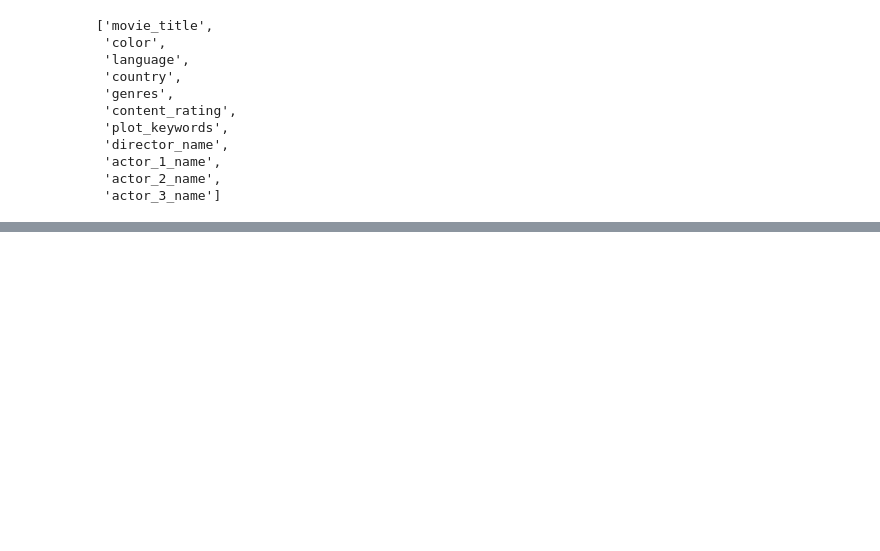
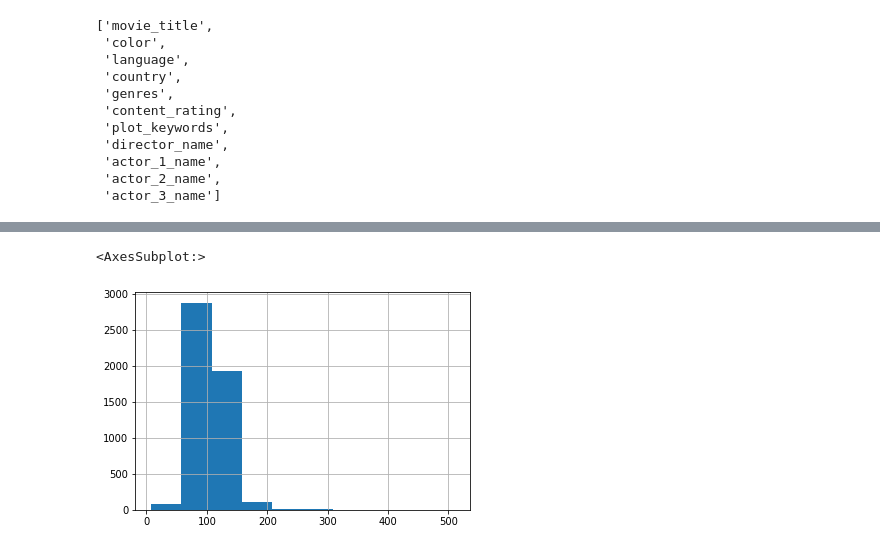
Before and after one commit to Minombreesana/IMDB-project, a Jupyter notebook: IMDB_project/IMDB_project.ipynb, the cells around one changed output, grey strips where cells are left out. Cells and saved outputs as stored; diff of their text form; code cells hidden in the pictures; blank space fills up the shorter version.

```diff
--- a/IMDB_project/IMDB_project.ipynb
+++ b/IMDB_project/IMDB_project.ipynb
@@ -102,3 +102,5 @@ obj_cols
  'actor_1_name',
  'actor_2_name',
  'actor_3_name']
+# %%
+movies_num = movies[num_cols]
@@ -104,0 +119,5 @@ obj_cols
+# %%
+ movies_num['duration'].hist()
+# %% [output]
+<AxesSubplot:>
+[figure, added]
```
Also changed, not shown: parts of 4 cells of this notebook.
